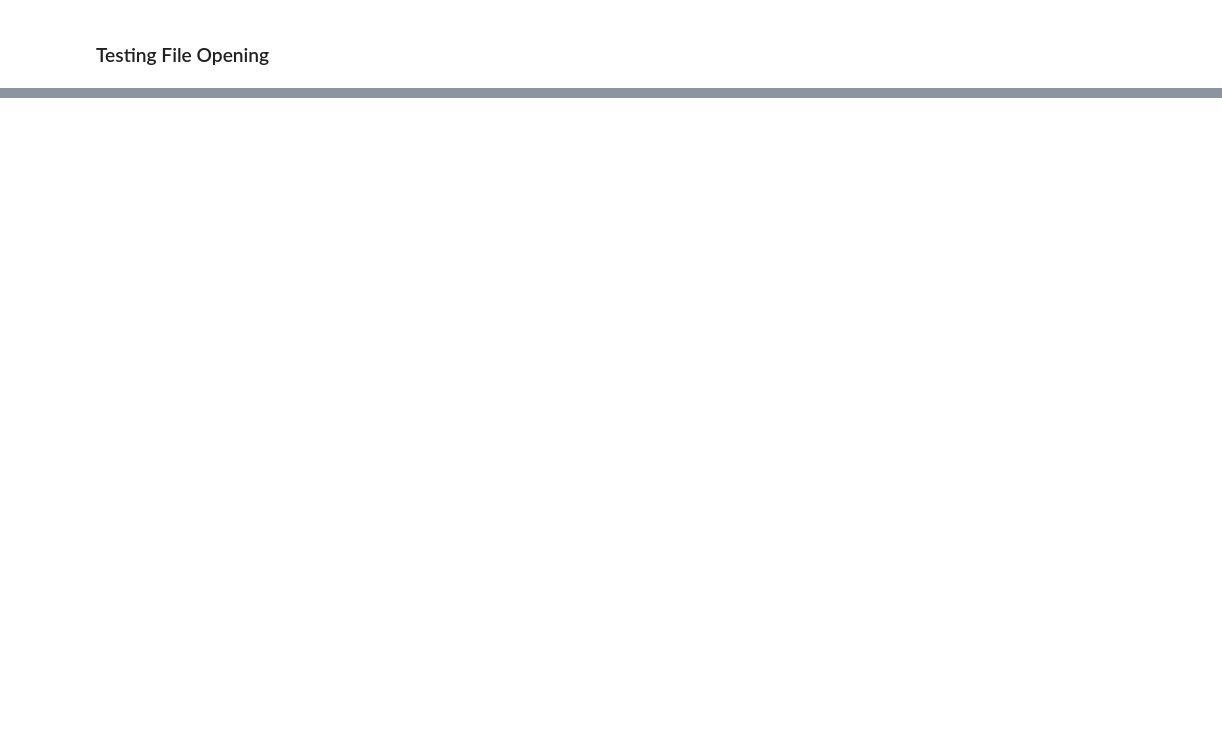
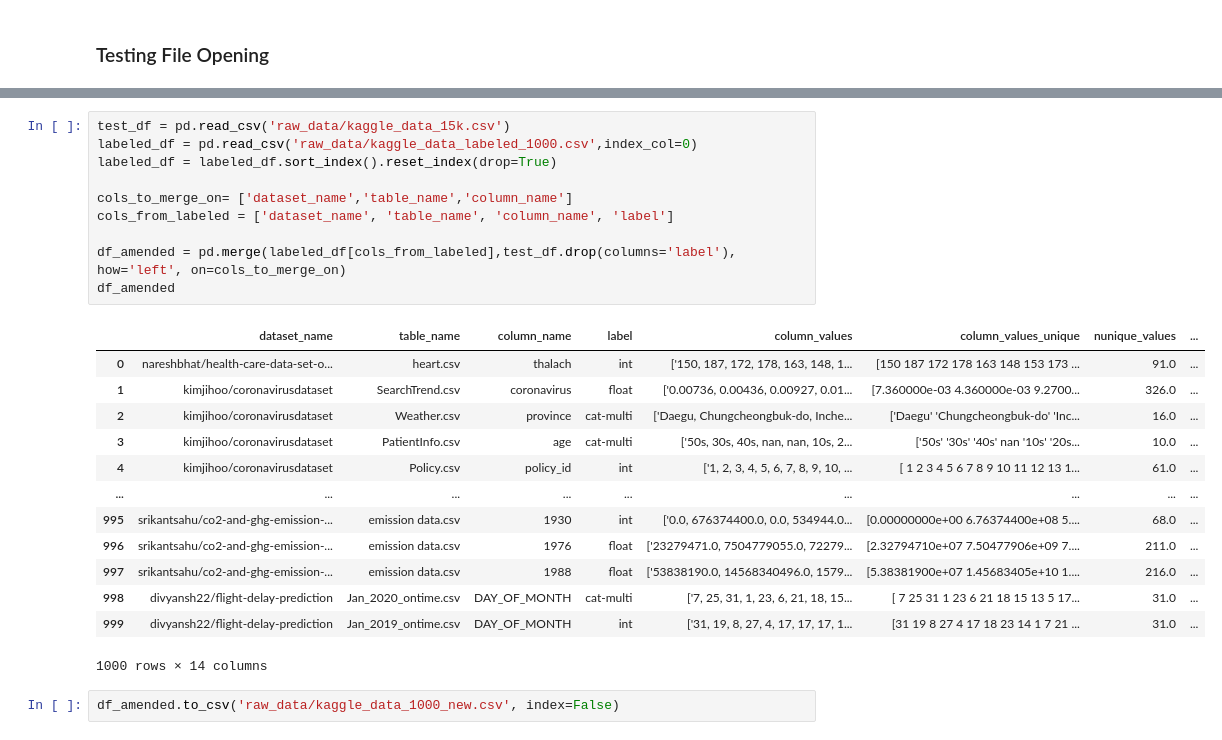
Before and after one commit to mareksherman/classipy, a Jupyter notebook: notebooks/AfroYak_Kaggle.ipynb, the cells around one changed output, grey strips where cells are left out. Cells and saved outputs as stored; diff of their text form; blank space fills up the shorter version.

```diff
--- a/notebooks/AfroYak_Kaggle.ipynb
+++ b/notebooks/AfroYak_Kaggle.ipynb
@@ -156,0 +164,26 @@ test_df
+# %%
+test_df = pd.read_csv('raw_data/kaggle_data_15k.csv')
+labeled_df = pd.read_csv('raw_data/kaggle_data_labeled_1000.csv',index_col=0)
+labeled_df = labeled_df.sort_index().reset_index(drop=True)
+
+cols_to_merge_on= ['dataset_name','table_name','column_name']
+cols_from_labeled = ['dataset_name', 'table_name', 'column_name', 'label']
+
+df_amended = pd.merge(labeled_df[cols_from_labeled],test_df.drop(columns='label'), how='left', on=cols_to_merge_on)
+df_amended
+# %% [output]
+|  | dataset_name | table_name | column_name | label | column_values | column_values_unique | nunique_values | ... |
+| 0 | nareshbhat/health-care-data-set-o... | heart.csv | thalach | int | ['150, 187, 172, 178, 163, 148, 1... | [150 187 172 178 163 148 153 173 ... | 91.0 | ... |
+| 1 | kimjihoo/coronavirusdataset | SearchTrend.csv | coronavirus | float | ['0.00736, 0.00436, 0.00927, 0.01... | [7.360000e-03 4.360000e-03 9.2700... | 326.0 | ... |
+| 2 | kimjihoo/coronavirusdataset | Weather.csv | province | cat-multi | ['Daegu, Chungcheongbuk-do, Inche... | ['Daegu' 'Chungcheongbuk-do' 'Inc... | 16.0 | ... |
+| 3 | kimjihoo/coronavirusdataset | PatientInfo.csv | age | cat-multi | ['50s, 30s, 40s, nan, nan, 10s, 2... | ['50s' '30s' '40s' nan '10s' '20s... | 10.0 | ... |
+| 4 | kimjihoo/coronavirusdataset | Policy.csv | policy_id | int | ['1, 2, 3, 4, 5, 6, 7, 8, 9, 10, ... | [ 1 2 3 4 5 6 7 8 9 10 11 12 13 1... | 61.0 | ... |
+| ... | ... | ... | ... | ... | ... | ... | ... | ... |
+| 995 | srikantsahu/co2-and-ghg-emission-... | emission data.csv | 1930 | int | ['0.0, 676374400.0, 0.0, 534944.0... | [0.00000000e+00 6.76374400e+08 5.... | 68.0 | ... |
+| 996 | srikantsahu/co2-and-ghg-emission-... | emission data.csv | 1976 | float | ['23279471.0, 7504779055.0, 72279... | [2.32794710e+07 7.50477906e+09 7.... | 211.0 | ... |
+| 997 | srikantsahu/co2-and-ghg-emission-... | emission data.csv | 1988 | float | ['53838190.0, 14568340496.0, 1579... | [5.38381900e+07 1.45683405e+10 1.... | 216.0 | ... |
+| 998 | divyansh22/flight-delay-prediction | Jan_2020_ontime.csv | DAY_OF_MONTH | cat-multi | ['7, 25, 31, 1, 23, 6, 21, 18, 15... | [ 7 25 31 1 23 6 21 18 15 13 5 17... | 31.0 | ... |
+| 999 | divyansh22/flight-delay-prediction | Jan_2019_ontime.csv | DAY_OF_MONTH | int | ['31, 19, 8, 27, 4, 17, 17, 17, 1... | [31 19 8 27 4 17 18 23 14 1 7 21 ... | 31.0 | ... |
+1000 rows × 14 columns
+# %%
+df_amended.to_csv('raw_data/kaggle_data_1000_new.csv', index=False)
```
Also changed, not shown: parts of 10 cells of this notebook, 4 other files.
